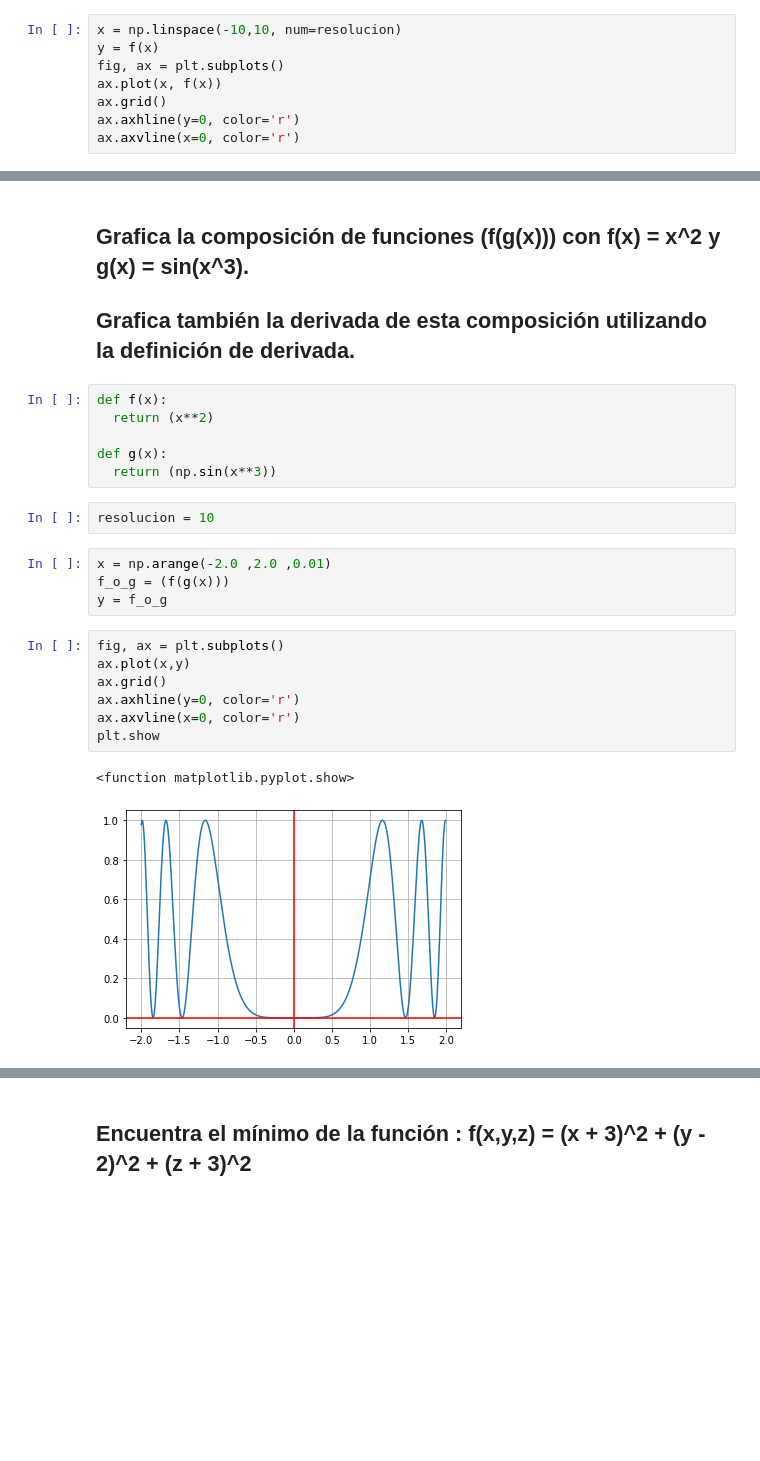
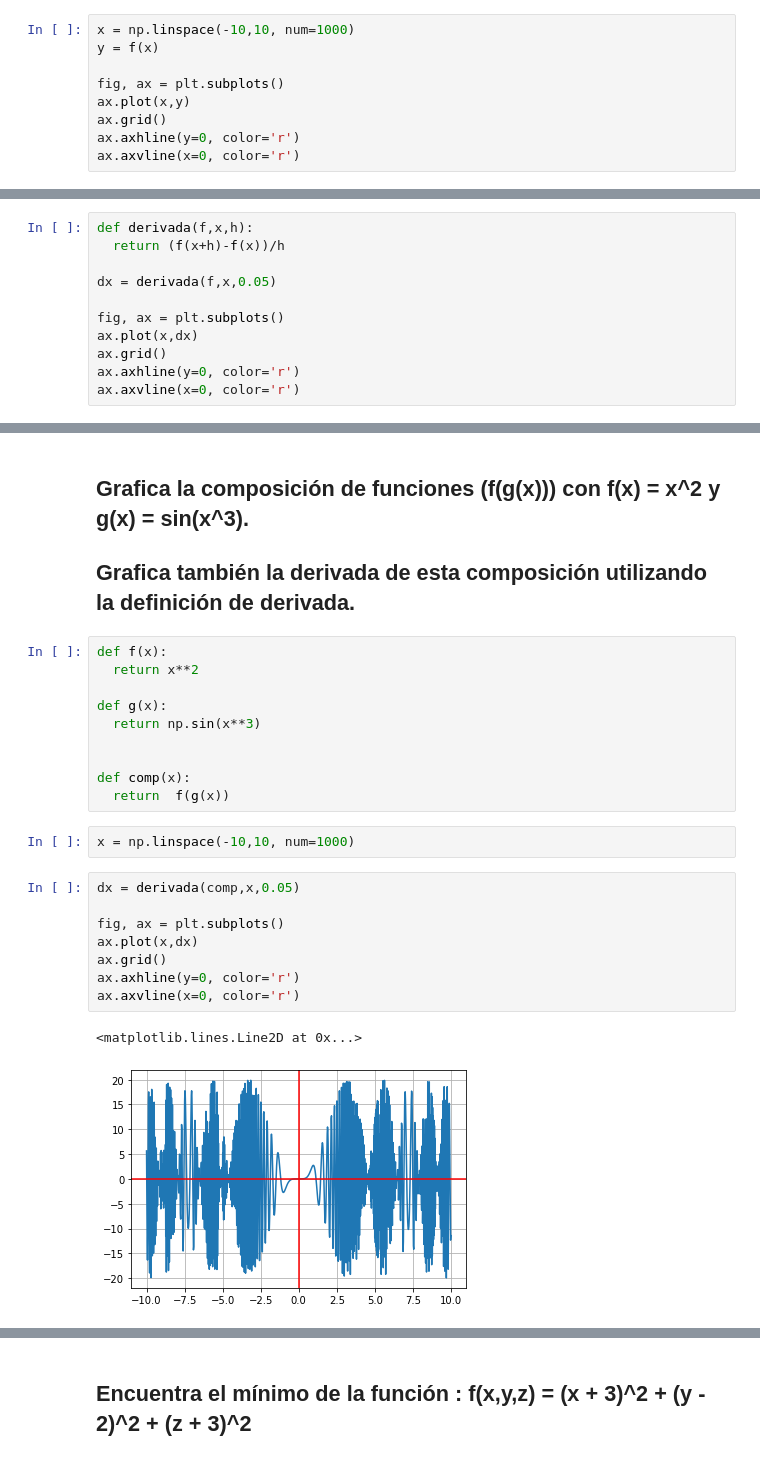
Before and after one commit to Riplecx/Prueba-repo, a Jupyter notebook: Copy_of_CalculoP1.ipynb, the cells around one changed output, grey strips where cells are left out. Drawn from its saved outputs; the diff is of its cells as text; blank space fills up the shorter version.

```diff
--- a/Copy_of_CalculoP1.ipynb
+++ b/Copy_of_CalculoP1.ipynb
@@ -12,10 +10,11 @@ resolucion = 100
 def f(x):
   return ((2*x**2)-(4*x)-1)
 # %%
-x = np.linspace(-10,10, num=resolucion)
+x = np.linspace(-10,10, num=1000)
 y = f(x)
+
 fig, ax = plt.subplots()
-ax.plot(x, f(x))
+ax.plot(x,y)
 ax.grid()
 ax.axhline(y=0, color='r')
 ax.axvline(x=0, color='r')
@@ -60,0 +24,11 @@ gradient_descent(gradient=lambda x: f(x), start = 10.0, learn_rate=0.01, n_iter=
+# %%
+def derivada(f,x,h):
+  return (f(x+h)-f(x))/h
+
+dx = derivada(f,x,0.05)
+
+fig, ax = plt.subplots()
+ax.plot(x,dx)
+ax.grid()
+ax.axhline(y=0, color='r')
+ax.axvline(x=0, color='r')
@@ -64,23 +55,24 @@ gradient_descent(gradient=lambda x: f(x), start = 10.0, learn_rate=0.01, n_iter=
 ## Grafica también la derivada de esta composición utilizando la definición de derivada.
 # %%
 def f(x):
-  return (x**2)
+  return x**2
 
 def g(x):
-  return (np.sin(x**3))
+  return np.sin(x**3)
+
+
+def comp(x):
+  return  f(g(x))
-# %%
-resolucion = 10
-# %%
-x = np.arange(-2.0 ,2.0 ,0.01)
-f_o_g = (f(g(x)))
-y = f_o_g
+# %%
+x = np.linspace(-10,10, num=1000)
 # %%
+dx = derivada(comp,x,0.05)
+
 fig, ax = plt.subplots()
-ax.plot(x,y)
+ax.plot(x,dx)
 ax.grid()
 ax.axhline(y=0, color='r')
 ax.axvline(x=0, color='r')
-plt.show
 # %% [output]
-<function matplotlib.pyplot.show>
+<matplotlib.lines.Line2D at 0x...>
-[figure, old version]
+[figure, new version]
```
Also changed, not shown: parts of 23 cells of this notebook.
